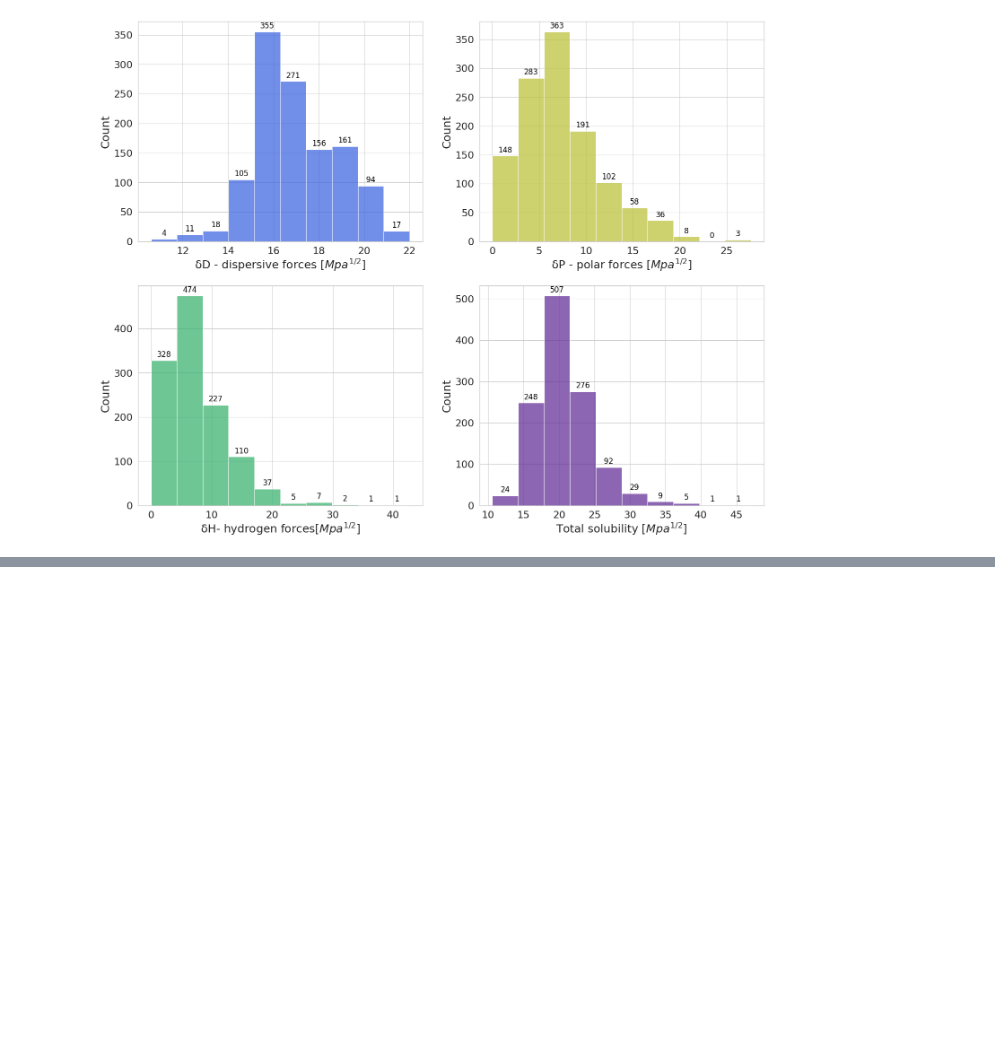
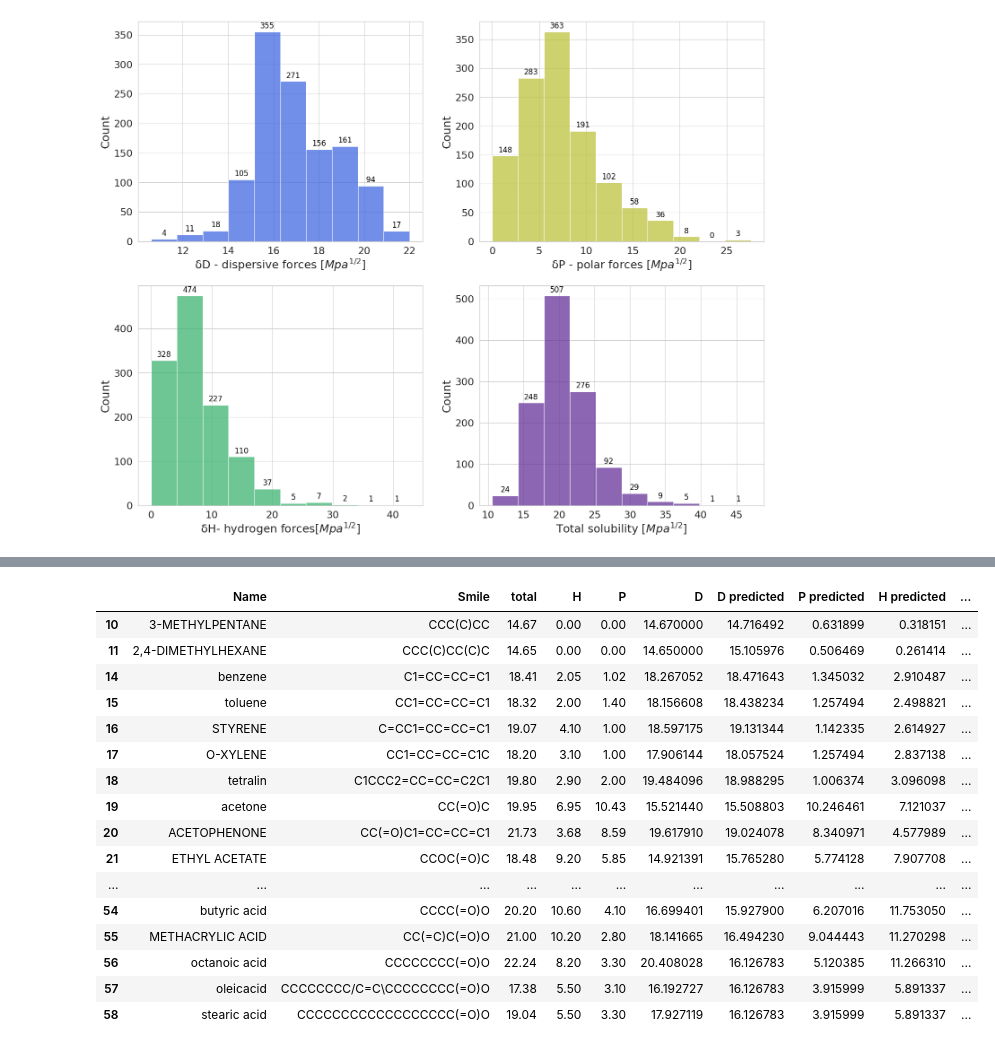
Before and after one commit to darjacvetkovic/HSP-predictions, a Jupyter notebook: dataset_exploratory_analysis.ipynb, the cells around one changed output, grey strips where cells are left out. Drawn from its saved outputs; the diff is of its cells as text; code cells hidden in the pictures; blank space fills up the shorter version.

Commit message:
Error analysis and fixes

```diff
--- a/dataset_exploratory_analysis.ipynb
+++ b/dataset_exploratory_analysis.ipynb
@@ -159,0 +181,40 @@ fig.savefig('figs/Train_HSPT_histograms.pdf',dpi=300)
+# %%
+def get_hsp_errors(df,true_col=['D','P','H'],pred_col=['D predicted','P predicted','H predicted']):
+    '''
+    Calculates the relative error for each Hansen sol. parameter
+    df = dataframe with predicted values and true values of HSP
+    true_col = names of HSP columns
+    pred_col = names of columns with predicted HSP values of the model
+    '''
+    for i,j in zip(true_col,pred_col):
+        df[f'rel_err_{i}'] = 100*(np.abs((df[i]-df[j])/(df[i]+10e-4)))
+    return df
+
+def get_total_error(df,true='total',pred='PREDICTED SOL'):
+    '''
+    Calculates the relative error for total Hans sol. parameter
+    '''
+    df['rel_err_total'] = 100*((np.abs(df[true]-df[pred])/(df[true]+10e-4)))
+
+    return df
+# %%
+get_hsp_errors(test)
+get_total_error(test)
+# %% [output]
+|  | Name | Smile | total | H | P | D | D predicted | P predicted | H predicted | ... |
+| 10 | 3-METHYLPENTANE | CCC(C)CC | 14.67 | 0.00 | 0.00 | 14.670000 | 14.716492 | 0.631899 | 0.318151 | ... |
+| 11 | 2,4-DIMETHYLHEXANE | CCC(C)CC(C)C | 14.65 | 0.00 | 0.00 | 14.650000 | 15.105976 | 0.506469 | 0.261414 | ... |
+| 14 | benzene | C1=CC=CC=C1 | 18.41 | 2.05 | 1.02 | 18.267052 | 18.471643 | 1.345032 | 2.910487 | ... |
+| 15 | toluene | CC1=CC=CC=C1 | 18.32 | 2.00 | 1.40 | 18.156608 | 18.438234 | 1.257494 | 2.498821 | ... |
+| 16 | STYRENE | C=CC1=CC=CC=C1 | 19.07 | 4.10 | 1.00 | 18.597175 | 19.131344 | 1.142335 | 2.614927 | ... |
+| 17 | O-XYLENE | CC1=CC=CC=C1C | 18.20 | 3.10 | 1.00 | 17.906144 | 18.057524 | 1.257494 | 2.837138 | ... |
+| 18 | tetralin | C1CCC2=CC=CC=C2C1 | 19.80 | 2.90 | 2.00 | 19.484096 | 18.988295 | 1.006374 | 3.096098 | ... |
+| 19 | acetone | CC(=O)C | 19.95 | 6.95 | 10.43 | 15.521440 | 15.508803 | 10.246461 | 7.121037 | ... |
+| 20 | ACETOPHENONE | CC(=O)C1=CC=CC=C1 | 21.73 | 3.68 | 8.59 | 19.617910 | 19.024078 | 8.340971 | 4.577989 | ... |
+| 21 | ETHYL ACETATE | CCOC(=O)C | 18.48 | 9.20 | 5.85 | 14.921391 | 15.765280 | 5.774128 | 7.907708 | ... |
+| ... | ... | ... | ... | ... | ... | ... | ... | ... | ... | ... |
+| 54 | butyric acid | CCCC(=O)O | 20.20 | 10.60 | 4.10 | 16.699401 | 15.927900 | 6.207016 | 11.753050 | ... |
+| 55 | METHACRYLIC ACID | CC(=C)C(=O)O | 21.00 | 10.20 | 2.80 | 18.141665 | 16.494230 | 9.044443 | 11.270298 | ... |
+| 56 | octanoic acid | CCCCCCCC(=O)O | 22.24 | 8.20 | 3.30 | 20.408028 | 16.126783 | 5.120385 | 11.266310 | ... |
+| 57 | oleicacid | CCCCCCCC/C=C\CCCCCCCC(=O)O | 17.38 | 5.50 | 3.10 | 16.192727 | 16.126783 | 3.915999 | 5.891337 | ... |
+| 58 | stearic acid | CCCCCCCCCCCCCCCCCC(=O)O | 19.04 | 5.50 | 3.30 | 17.927119 | 16.126783 | 3.915999 | 5.891337 | ... |
```
Also changed, not shown: parts of 9 cells of this notebook, 1 other file.
